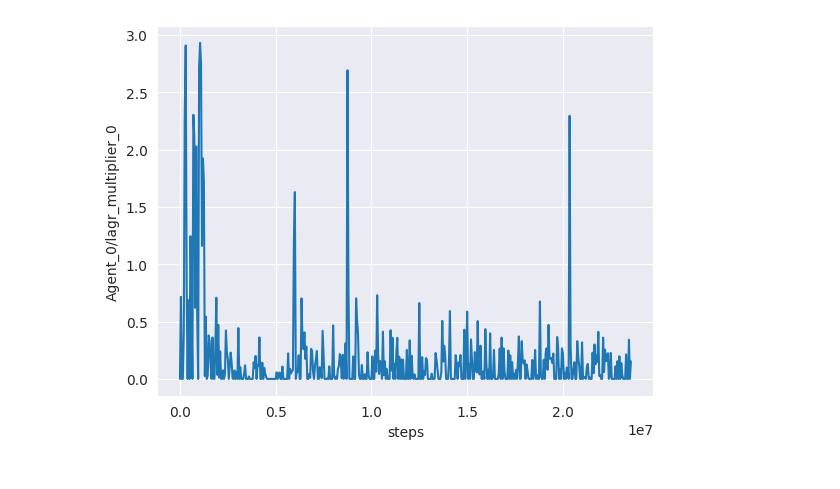
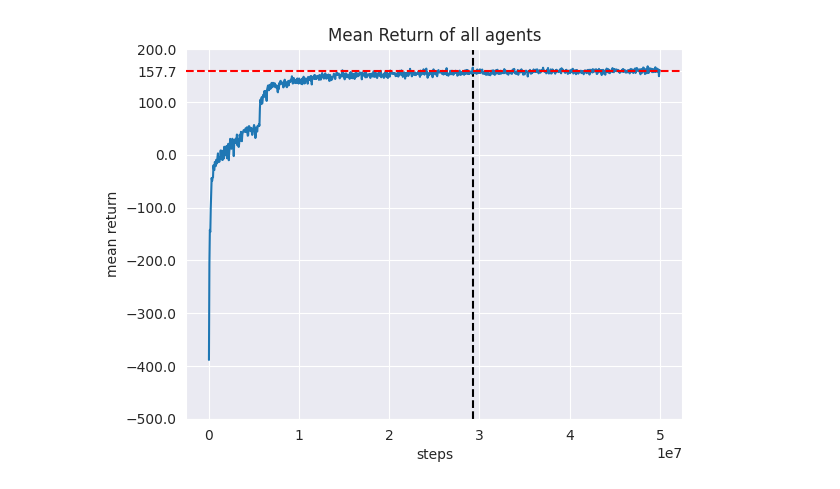
Before and after one commit to maymac00/EPyMARL_EGG, a Jupyter notebook: see_policies.py.ipynb, the cells around one changed output. Saved outputs shown, nothing was run; the diff lists cells and outputs as text; code cells hidden in the pictures.

```diff
--- a/see_policies.py.ipynb
+++ b/see_policies.py.ipynb
@@ -56,9 +56,12 @@ def plot_mean_return(metrics, title="Mean Return of all agents"):
     if plateau != -1:
         plateau_step = steps[plateau]
         plt.axvline(plateau_step, color="black", linestyle="--", label=f"Plateau at {plateau_step}")
-    avg = mean_return[-window:].mean()
+        avg = mean_return[plateau:].mean()
+    else:
+        avg = mean_return[-window:].mean()
+    plt.axhline(avg, color="red", linestyle="--", label=f"Average: {avg:.2f}", zorder=10)
     plt.plot(steps, mean_return)
-    plt.axhline(avg, color="red", linestyle="--", label=f"Last 100 steps avg: {avg:.2f}")
+
     # add avg to yticks
     yticks = plt.yticks()[0]
     yticks = np.append(yticks, avg)
@@ -123,6 +126,7 @@ def plot_combined_objectives(metrics, title="Combined Objectives"):
             eth_values.append(np.array(metrics[f"agent_{ag}_objective_0_return_mean"]["values"]))
         except:
             break
+        ag += 1
 
     ind_values = np.array(ind_values).mean(axis=0)
     eth_values = np.array(eth_values).mean(axis=0)
@@ -139,6 +143,36 @@ def plot_combined_objectives(metrics, title="Combined Objectives"):
     axs[1].set_xlabel("steps")
     axs[1].set_ylabel("Ethical Return")
 
+def plot_combined_objectives_per_agent(metrics, title="Combined Objectives"):
+    steps = metrics["agent_0_objective_0_return_mean"]["steps"]
+    ind_values = []
+    eth_values = []
+    ag = 0
+    while True:
+        try:
+            ind_values.append(np.array(metrics[f"agent_{ag}_objective_1_return_mean"]["values"]))
+            eth_values.append(np.array(metrics[f"agent_{ag}_objective_0_return_mean"]["values"]))
+        except:
+            break
+        ag += 1
+
+    ind_values = np.array(ind_values)
+    eth_values = np.array(eth_values)
+    print(eth_values.shape)
+    # Plot the two objectives in subplots side by side
+    fig, axs = plt.subplots(1, 2, figsize=(12, 4))
+    for i in range(ind_values.shape[0]):
+        axs[0].plot(steps, ind_values[i], label=f"Agent {i}")
+    axs[0].set_title("Individual Objective")
+    axs[0].set_xlabel("steps")
+    axs[0].set_ylabel("Individual Return")
+
+    for i in range(eth_values.shape[0]):
+        axs[1].plot(steps, eth_values[i], label=f"Agent {i}")
+    axs[1].set_title("Ethical Objective")
+    axs[1].set_xlabel("steps")
+    axs[1].set_ylabel("Ethical Return")
+
 def plot_grad_norm(metrics, tittle="Grad norm"):
     steps = metrics["agent_grad_norm"]["steps"]
     values = metrics["agent_grad_norm"]["values"]
@@ -146,4 +180,8 @@ def plot_grad_norm(metrics, tittle="Grad norm"):
     plt.xlabel("steps")
     plt.ylabel("grad norm")
     plt.title(tittle)
+# %%
+reference = "beegfs/EPyMARL/sacred/lippo_egg/MultiAgentEthicalGathering-large-mo-v1/4"
+validation = "beegfs/EPyMARL/sacred/mappo/MultiAgentEthicalGathering-large-v1/3"
+deployed = "beegfs/EPyMARL/sacred/ippo_egg/MultiAgentEthicalGathering-large-v1/5"
 # %%
@@ -157,7 +193,8 @@ dict_keys(['Agent_0/lagr_multiplier_0', 'Agent_0/mean_recent_loss_0', 'Agent_1/l
 # %%
-plot_metric("Agent_0/lagr_multiplier_0",metrics)
+metrics = get_metrics(validation)
+plot_mean_return(metrics)
 # %% [output]
-[figure, old version]
+[figure, new version]
 # %%
 plot_combined_objectives_per_agent(metrics,3)
 # %% [output]
```
Also changed, not shown: parts of 3 cells of this notebook, 9 other files.
